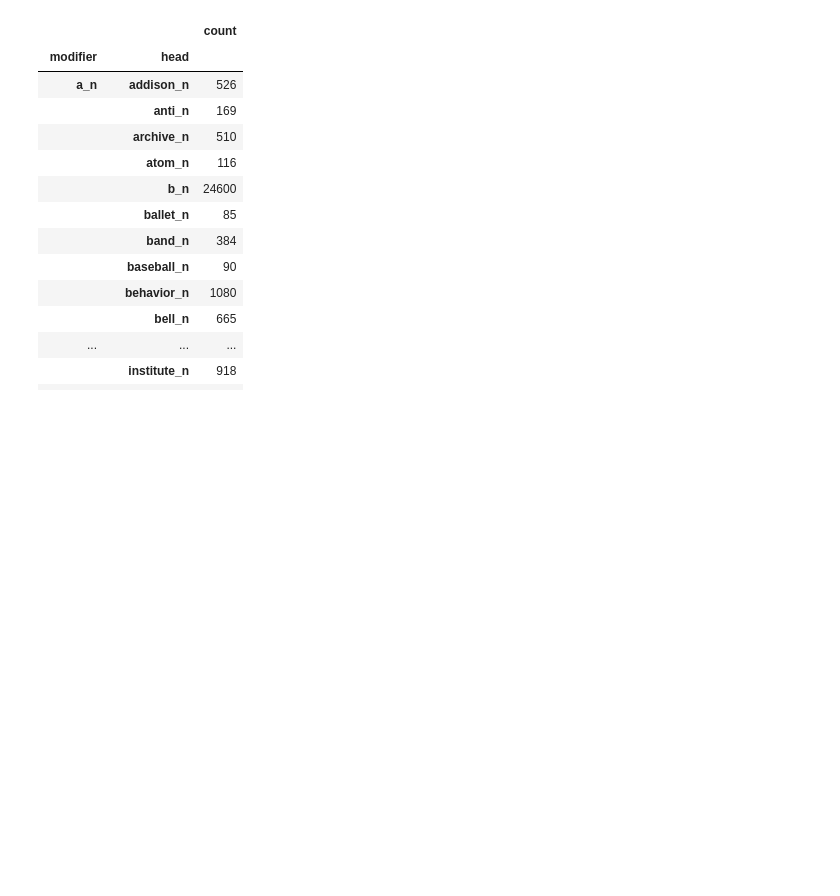
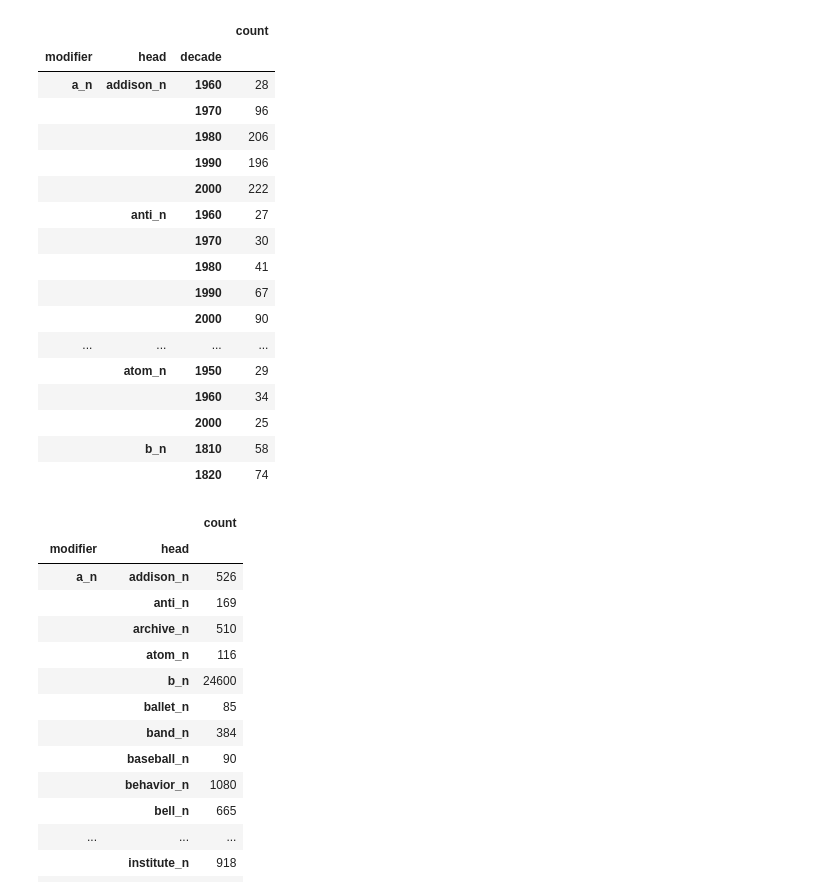
Before and after one commit to prajitdhar/Compounding, a Jupyter notebook: novel_compound_predictor/Trial.ipynb, the cells around one changed output. Cells and saved outputs as stored; diff of their text form; code cells hidden in the pictures; blank space fills up the shorter version.

```diff
--- a/novel_compound_predictor/Trial.ipynb
+++ b/novel_compound_predictor/Trial.ipynb
@@ -38,0 +124,21 @@ memory usage: 18.5+ MB
+# %%
+compound_counts[compound_counts['count']>20].head(20)
+# %% [output]
+|  |  |  | count |
+| modifier | head | decade |  |
+| a_n | addison_n | 1960 | 28 |
+|  |  | 1970 | 96 |
+|  |  | 1980 | 206 |
+|  |  | 1990 | 196 |
+|  |  | 2000 | 222 |
+|  | anti_n | 1960 | 27 |
+|  |  | 1970 | 30 |
+|  |  | 1980 | 41 |
+|  |  | 1990 | 67 |
+|  |  | 2000 | 90 |
+| ... | ... | ... | ... |
+|  | atom_n | 1950 | 29 |
+|  |  | 1960 | 34 |
+|  |  | 2000 | 25 |
+|  | b_n | 1810 | 58 |
+|  |  | 1820 | 74 |
```
Also changed, not shown: parts of 10 cells of this notebook, 2 other files.
